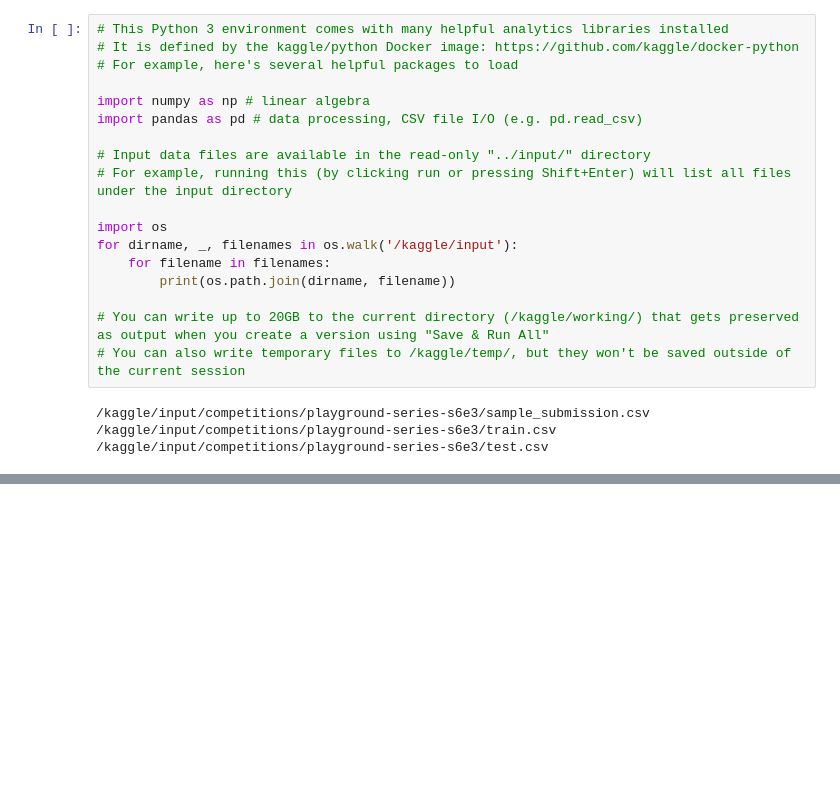
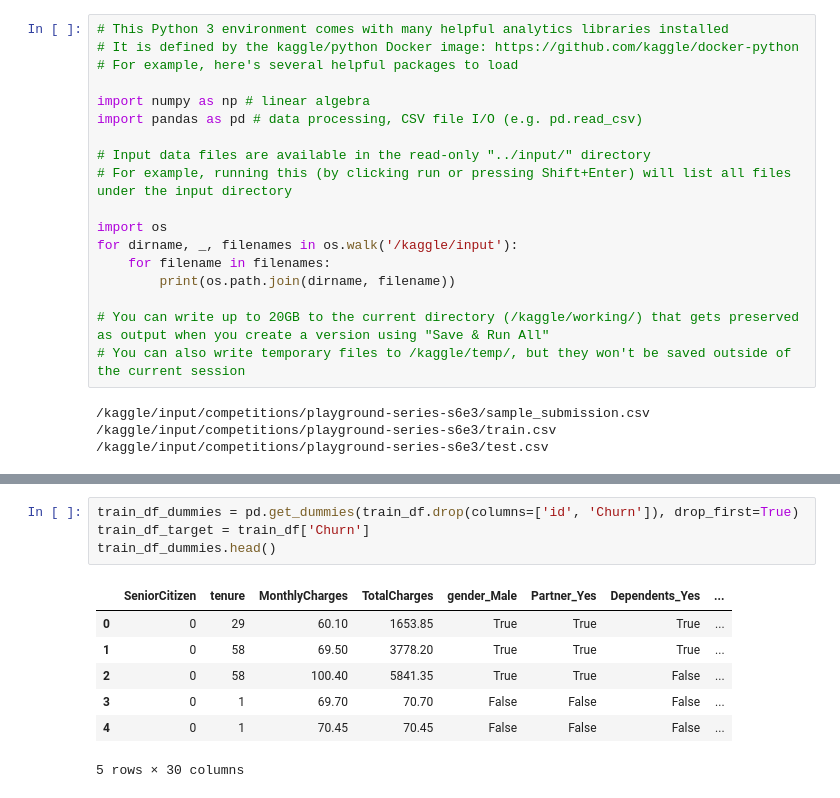
Before and after one commit to danielthomascooper/customer_churn, a Jupyter notebook: customer-churn-v0-1.ipynb, the cells around one changed output, grey strips where cells are left out. Drawn from its saved outputs; the diff is of its cells as text; blank space fills up the shorter version.

```diff
--- a/customer-churn-v0-1.ipynb
+++ b/customer-churn-v0-1.ipynb
@@ -22,0 +66,12 @@ for dirname, _, filenames in os.walk('/kaggle/input'):
+# %%
+train_df_dummies = pd.get_dummies(train_df.drop(columns=['id', 'Churn']), drop_first=True)
+train_df_target = train_df['Churn']
+train_df_dummies.head()
+# %% [output]
+|  | SeniorCitizen | tenure | MonthlyCharges | TotalCharges | gender_Male | Partner_Yes | Dependents_Yes | ... |
+| 0 | 0 | 29 | 60.10 | 1653.85 | True | True | True | ... |
+| 1 | 0 | 58 | 69.50 | 3778.20 | True | True | True | ... |
+| 2 | 0 | 58 | 100.40 | 5841.35 | True | True | False | ... |
+| 3 | 0 | 1 | 69.70 | 70.70 | False | False | False | ... |
+| 4 | 0 | 1 | 70.45 | 70.45 | False | False | False | ... |
+5 rows × 30 columns
```
Also changed, not shown: parts of 13 cells of this notebook, 1 other file.
